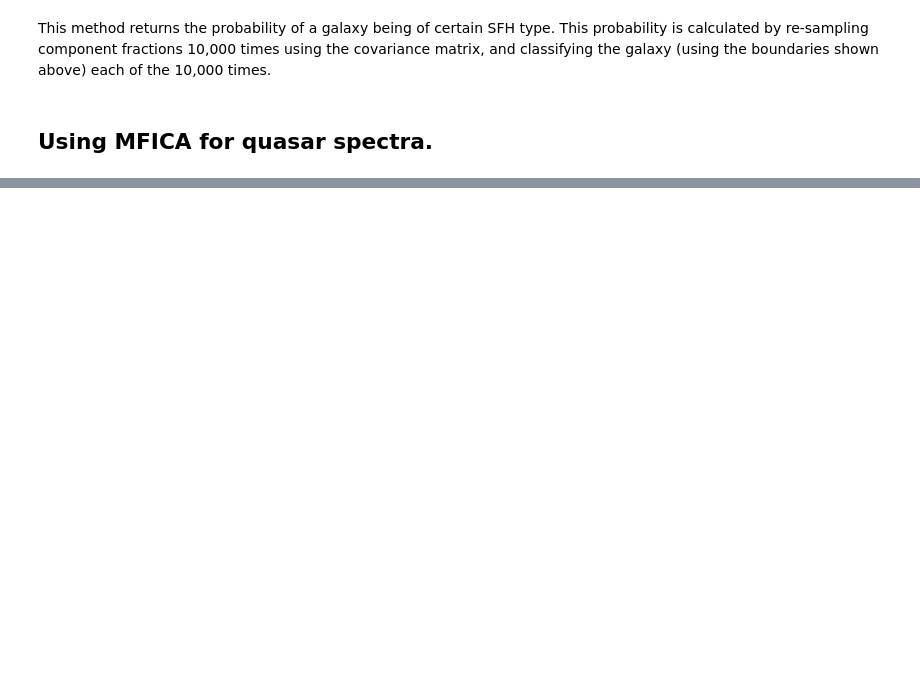
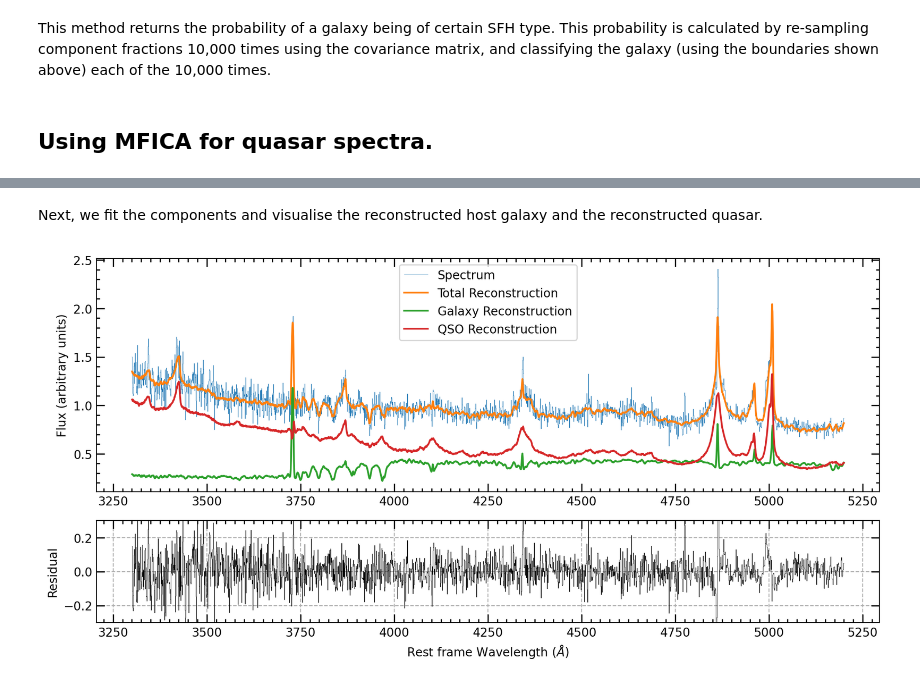
Before and after one commit to SahyadriDK/MFICA, a Jupyter notebook: example.ipynb, the cells around one changed output, grey strips where cells are left out. Saved outputs shown, nothing was run; the diff lists cells and outputs as text; code cells hidden in the pictures; blank space fills up the shorter version.

```diff
--- a/example.ipynb
+++ b/example.ipynb
@@ -277,0 +293,10 @@ This method returns the probability of a galaxy being of certain SFH type. This
+# %% [markdown]
+Next, we fit the components and visualise the reconstructed host galaxy and the reconstructed quasar.
+# %%
+obj = mfica(wl, fl, err) # Loads an instance of MFICA
+obj.fit_comps() # Fits the components
+
+# Plot the best-fitting model
+obj.plot_model()
+# %% [output]
+[figure, added]
```
Also changed, not shown: parts of 9 cells of this notebook, 7 other files.
